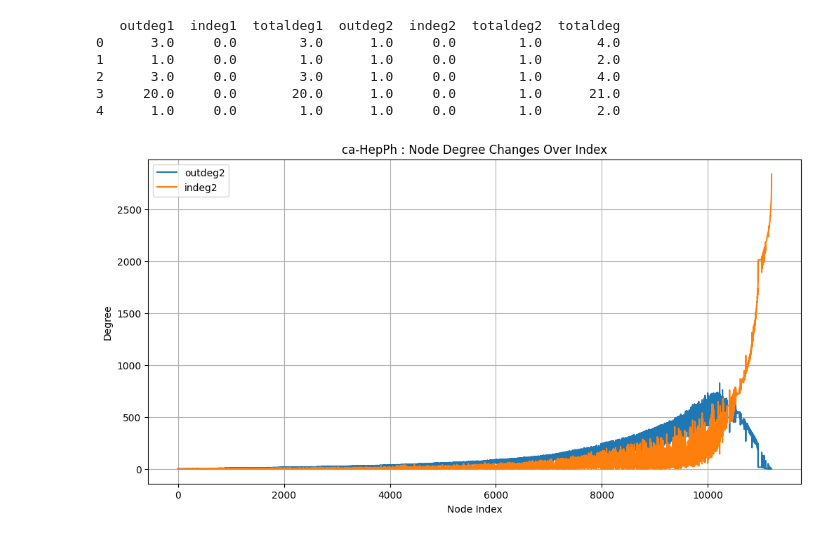
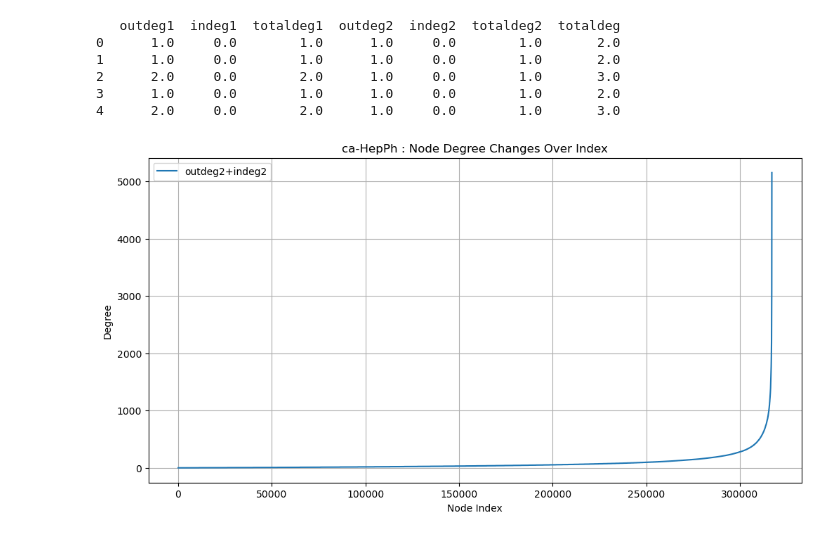
Before and after one commit to thisis05/distance-extended-graphlet, a Jupyter notebook: degreeAnalysis.ipynb, the cells around one changed output. Saved outputs shown, nothing was run; the diff lists cells and outputs as text; code cells hidden in the pictures.

```diff
--- a/degreeAnalysis.ipynb
+++ b/degreeAnalysis.ipynb
@@ -3,42 +3,38 @@ import pandas as pd
 import matplotlib.pyplot as plt
 
 # txt 파일에서 데이터 읽기
-file_path = './degree/ca-HepPh.txt'
+file_path = './degree/ca-dblp-2012.txt'
 with open(file_path, 'r') as file:
-    header = file.readline().strip().split()  # 첫 번째 줄을 읽어 컬럼 이름으로 저장
-    data = file.readlines()  # 나머지 데이터를 읽음
+    header = file.readline().strip().split()
+    data = file.readlines()
 
-# 읽은 데이터로 데이터프레임 생성
 df = pd.DataFrame([line.strip().split() for line in data], columns=header)
 
-# 모든 값을 float로 변환
 df = df.astype(float)
 
 #df['outdeg2_times_indeg2'] = df['outdeg2'] * df['indeg2']
 
-# 데이터 확인
 print(df.head())
 # %% [output]
    outdeg1  indeg1  totaldeg1  outdeg2  indeg2  totaldeg2  totaldeg
-0      3.0     0.0        3.0      1.0     0.0        1.0       4.0
+0      1.0     0.0        1.0      1.0     0.0        1.0       2.0
 1      1.0     0.0        1.0      1.0     0.0        1.0       2.0
-2      3.0     0.0        3.0      1.0     0.0        1.0       4.0
-3     20.0     0.0       20.0      1.0     0.0        1.0      21.0
-4      1.0     0.0        1.0      1.0     0.0        1.0       2.0
+2      2.0     0.0        2.0      1.0     0.0        1.0       3.0
+3      1.0     0.0        1.0      1.0     0.0        1.0       2.0
+4      2.0     0.0        2.0      1.0     0.0        1.0       3.0
 # %%
-# 그래프 그리기
 plt.figure(figsize=(12, 6))
 
 column_list = ['outdeg2', 'indeg2']
-for col in column_list:
-    plt.plot(df.index, df[col], label=col)
+#for col in column_list:
+plt.plot(df.index, df[column_list[0]] + df[column_list[1]], label="outdeg2+indeg2")
 
 plt.xlabel('Node Index')
 plt.ylabel('Degree')
 plt.title('ca-HepPh : Node Degree Changes Over Index')
 plt.legend()
 #plt.yscale('log')
 plt.grid(True)
 plt.show()
 # %% [output]
-[figure, old version]
+[figure, new version]
```
Also changed, not shown: 5 other files.
